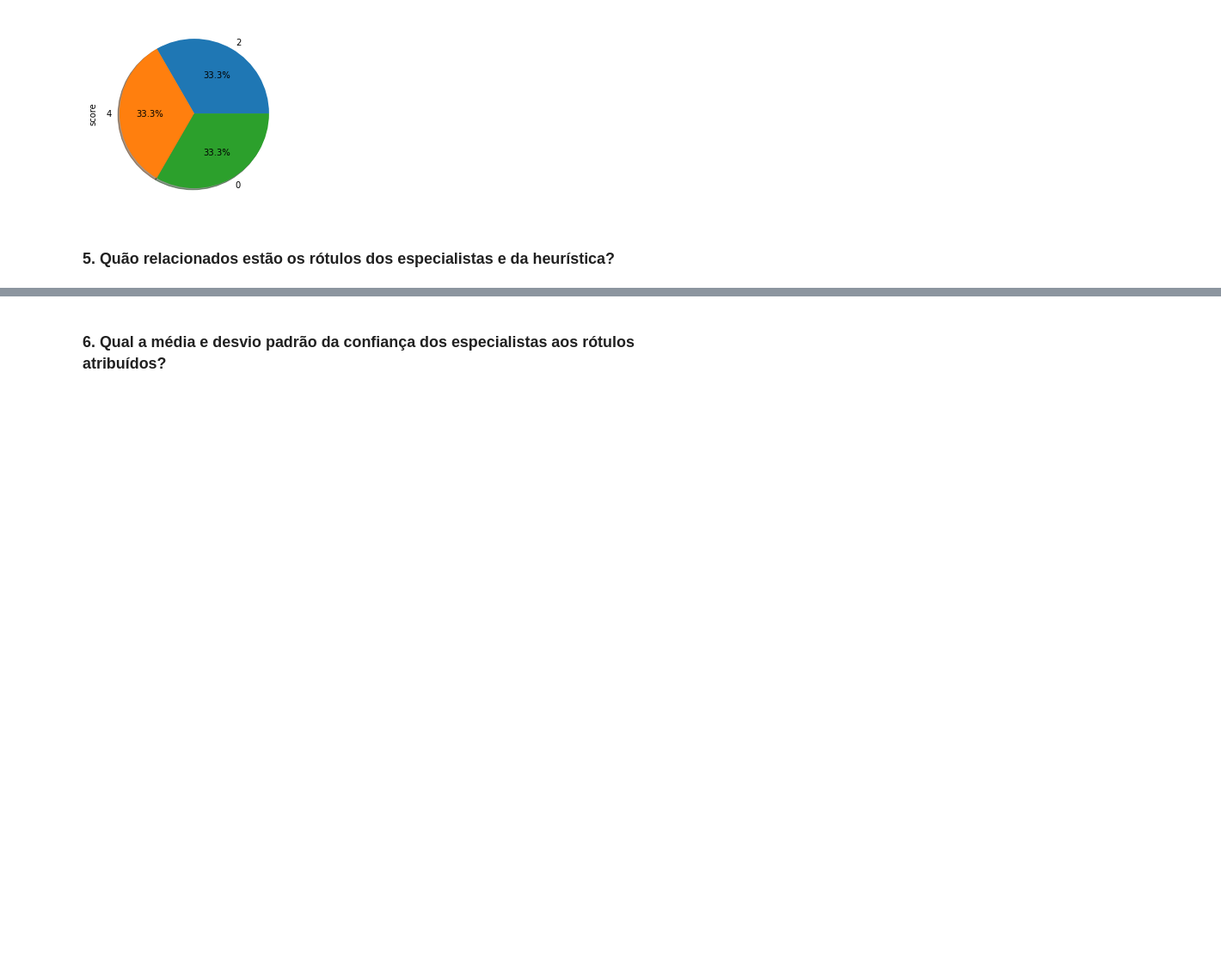
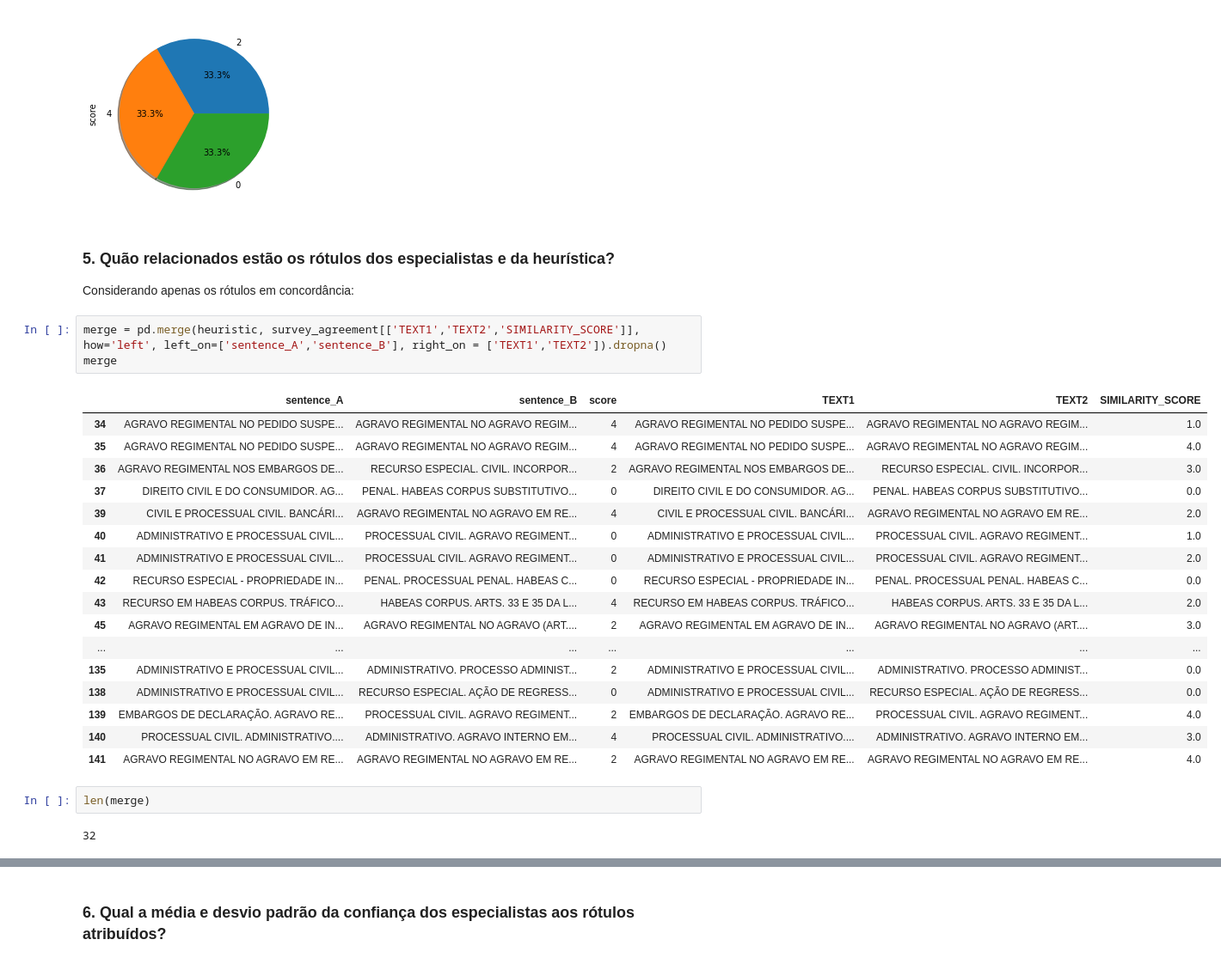
Before and after one commit to danieljunior/jidm, a Jupyter notebook: Data Analysis.ipynb, the cells around one changed output, grey strips where cells are left out. Shown: that part at 86% size. Saved outputs shown, nothing was run; the diff lists cells and outputs as text; blank space fills up the shorter version.

```diff
--- a/Data Analysis.ipynb
+++ b/Data Analysis.ipynb
@@ -214,3 +240,29 @@ heuristic['score'].value_counts().sort_values().plot.pie( legend=False, \
 [figure]
 # %% [markdown]
 ### 5. Quão relacionados estão os rótulos dos especialistas e da heurística?
+Considerando apenas os rótulos em concordância:
+# %%
+merge = pd.merge(heuristic, survey_agreement[['TEXT1','TEXT2','SIMILARITY_SCORE']],  how='left', left_on=['sentence_A','sentence_B'], right_on = ['TEXT1','TEXT2']).dropna()
+merge
+# %% [output]
+|  | sentence_A | sentence_B | score | TEXT1 | TEXT2 | SIMILARITY_SCORE |
+| 34 | AGRAVO REGIMENTAL NO PEDIDO SUSPE... | AGRAVO REGIMENTAL NO AGRAVO REGIM... | 4 | AGRAVO REGIMENTAL NO PEDIDO SUSPE... | AGRAVO REGIMENTAL NO AGRAVO REGIM... | 1.0 |
+| 35 | AGRAVO REGIMENTAL NO PEDIDO SUSPE... | AGRAVO REGIMENTAL NO AGRAVO REGIM... | 4 | AGRAVO REGIMENTAL NO PEDIDO SUSPE... | AGRAVO REGIMENTAL NO AGRAVO REGIM... | 4.0 |
+| 36 | AGRAVO REGIMENTAL NOS EMBARGOS DE... | RECURSO ESPECIAL. CIVIL. INCORPOR... | 2 | AGRAVO REGIMENTAL NOS EMBARGOS DE... | RECURSO ESPECIAL. CIVIL. INCORPOR... | 3.0 |
+| 37 | DIREITO CIVIL E DO CONSUMIDOR. AG... | PENAL. HABEAS CORPUS SUBSTITUTIVO... | 0 | DIREITO CIVIL E DO CONSUMIDOR. AG... | PENAL. HABEAS CORPUS SUBSTITUTIVO... | 0.0 |
+| 39 | CIVIL E PROCESSUAL CIVIL. BANCÁRI... | AGRAVO REGIMENTAL NO AGRAVO EM RE... | 4 | CIVIL E PROCESSUAL CIVIL. BANCÁRI... | AGRAVO REGIMENTAL NO AGRAVO EM RE... | 2.0 |
+| 40 | ADMINISTRATIVO E PROCESSUAL CIVIL... | PROCESSUAL CIVIL. AGRAVO REGIMENT... | 0 | ADMINISTRATIVO E PROCESSUAL CIVIL... | PROCESSUAL CIVIL. AGRAVO REGIMENT... | 1.0 |
+| 41 | ADMINISTRATIVO E PROCESSUAL CIVIL... | PROCESSUAL CIVIL. AGRAVO REGIMENT... | 0 | ADMINISTRATIVO E PROCESSUAL CIVIL... | PROCESSUAL CIVIL. AGRAVO REGIMENT... | 2.0 |
+| 42 | RECURSO ESPECIAL - PROPRIEDADE IN... | PENAL. PROCESSUAL PENAL. HABEAS C... | 0 | RECURSO ESPECIAL - PROPRIEDADE IN... | PENAL. PROCESSUAL PENAL. HABEAS C... | 0.0 |
+| 43 | RECURSO EM HABEAS CORPUS. TRÁFICO... | HABEAS CORPUS. ARTS. 33 E 35 DA L... | 4 | RECURSO EM HABEAS CORPUS. TRÁFICO... | HABEAS CORPUS. ARTS. 33 E 35 DA L... | 2.0 |
+| 45 | AGRAVO REGIMENTAL EM AGRAVO DE IN... | AGRAVO REGIMENTAL NO AGRAVO (ART.... | 2 | AGRAVO REGIMENTAL EM AGRAVO DE IN... | AGRAVO REGIMENTAL NO AGRAVO (ART.... | 3.0 |
+| ... | ... | ... | ... | ... | ... | ... |
+| 135 | ADMINISTRATIVO E PROCESSUAL CIVIL... | ADMINISTRATIVO. PROCESSO ADMINIST... | 2 | ADMINISTRATIVO E PROCESSUAL CIVIL... | ADMINISTRATIVO. PROCESSO ADMINIST... | 0.0 |
+| 138 | ADMINISTRATIVO E PROCESSUAL CIVIL... | RECURSO ESPECIAL. AÇÃO DE REGRESS... | 0 | ADMINISTRATIVO E PROCESSUAL CIVIL... | RECURSO ESPECIAL. AÇÃO DE REGRESS... | 0.0 |
+| 139 | EMBARGOS DE DECLARAÇÃO. AGRAVO RE... | PROCESSUAL CIVIL. AGRAVO REGIMENT... | 2 | EMBARGOS DE DECLARAÇÃO. AGRAVO RE... | PROCESSUAL CIVIL. AGRAVO REGIMENT... | 4.0 |
+| 140 | PROCESSUAL CIVIL. ADMINISTRATIVO.... | ADMINISTRATIVO. AGRAVO INTERNO EM... | 4 | PROCESSUAL CIVIL. ADMINISTRATIVO.... | ADMINISTRATIVO. AGRAVO INTERNO EM... | 3.0 |
+| 141 | AGRAVO REGIMENTAL NO AGRAVO EM RE... | AGRAVO REGIMENTAL NO AGRAVO EM RE... | 2 | AGRAVO REGIMENTAL NO AGRAVO EM RE... | AGRAVO REGIMENTAL NO AGRAVO EM RE... | 4.0 |
+# %%
+len(merge)
+# %% [output]
+32
```
Also changed, not shown: parts of 11 cells of this notebook.
